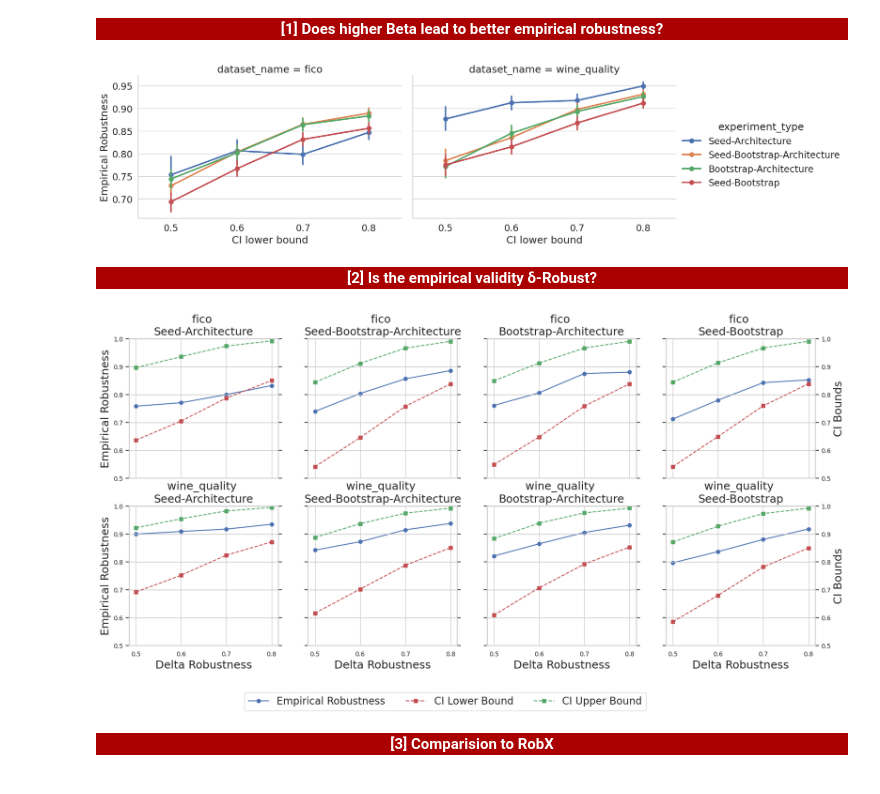
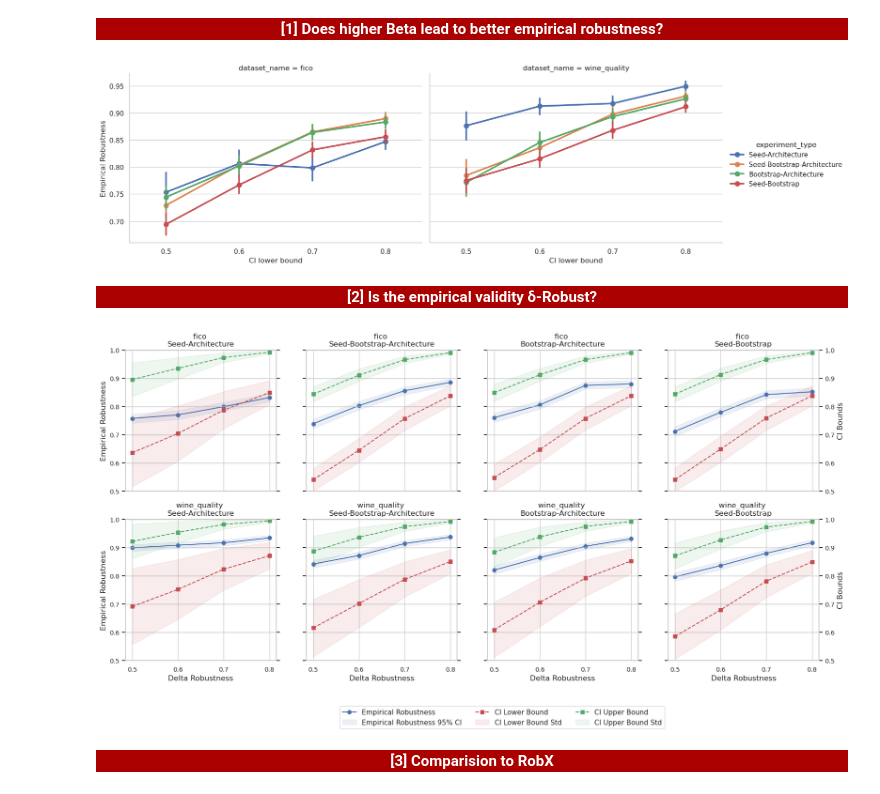
Before and after one commit to istepka/betarce, a Jupyter notebook: exp_vis.ipynb, the cells around one changed output. Drawn from its saved outputs; the diff is of its cells as text; code cells hidden in the pictures.

```diff
--- a/exp_vis.ipynb
+++ b/exp_vis.ipynb
@@ -161,32 +164,32 @@ Processed results_wine2__9 directory
 # %%
 # Split by expeirment type (hue) and dataset (col)
 # x-axis: lower bound discretized
 # y-axis: average empirical robustness
 
 _tmp_df = raw_df.copy()
 lb_threshs = [0.5, 0.6, 0.7, 0.8, 0.9]
 _tmp_df['CI lower bound'] = pd.cut(_tmp_df['lower_bound_beta'], bins=lb_threshs, labels=lb_threshs[:-1])
 _tmp_df['CI midpoint'] = (_tmp_df['lower_bound_beta'] + _tmp_df['upper_bound_beta']) / 2
 _tmp_df['CI midpoint'] = pd.cut(_tmp_df['CI midpoint'], bins=lb_threshs, labels=lb_threshs[:-1])
 _tmp_df['Empirical Robustness'] = _tmp_df['robust_counterfactual_validity_model2'].astype(float)
 
-sns.set_theme(style='whitegrid', font_scale=1.5)
+sns.set_theme(style='whitegrid', font_scale=1)
 
 sns.catplot(data=_tmp_df,
             x='CI lower bound',
             y='Empirical Robustness',
             hue='experiment_type',
             col='dataset_name',
             kind='point',
             # palette=colors_discrete,
             # markers=markers,
             height=5,
             aspect=1.5,
 )
 
 plt.savefig(f'{images_dir}/1_robustness_vs_ci_lower_bound.png', dpi=300, bbox_inches='tight')
 # %% [output]
-[figure, old version]
+[figure, new version]
 # %% [markdown]
 <div style="background-color: #AA0000; color: white; text-align: center; font-weight: bold">[2] Is the empirical validity δ-Robust?</div>
 # %%
@@ -215,6 +218,9 @@ for i, dataset in enumerate(datasets):
 
         ax = axes[i, j]
         ax.plot(delta_robustness, data, marker='o', linestyle='-', color='b', label='Empirical Robustness')
+        emprob_ci = 1.96 * _df.groupby('delta_robustness')['robust_counterfactual_validity_model2'].std() / np.sqrt(_df.groupby('delta_robustness')['robust_counterfactual_validity_model2'].count())
+        ax.fill_between(delta_robustness, data - emprob_ci, data + emprob_ci, color='b', alpha=0.1, label='Empirical Robustness 95% CI')
+
         ax.set_title(f'{dataset} \n{experiment_type}')
 
         if i == len(datasets) - 1:
@@ -230,26 +236,40 @@ for i, dataset in enumerate(datasets):
         ax2 = ax.twinx()
 
         ax2.plot(delta_robustness, data_lower, marker='s', linestyle='--', color='r', label='CI Lower Bound')
+        # add yerr for lower bound
+        lb_std = _df.groupby('delta_robustness')['lower_bound_beta'].std()
+        ax2.fill_between(delta_robustness, data_lower - lb_std, data_lower + lb_std, color='r', alpha=0.1, label='CI Lower Bound Std')
+
+
 
         ax2.plot(delta_robustness, data_upper, marker='s', linestyle='--', color='g', label='CI Upper Bound')
+        # add yerr
+        ub_std = _df.groupby('delta_robustness')['upper_bound_beta'].std()
+        ax2.fill_between(delta_robustness, data_upper - ub_std, data_upper + ub_std, color='g', alpha=0.1, label='CI Upper Bound Std')
+
 
         if j == len(experiment_types) - 1:
             ax2.set_ylabel('CI Bounds')
 
+        # sns.stripplot(data=_df.sample(500), x='delta_robustness', y='lower_bound_beta', ax=ax2, color='r', alpha=0.5)
+        # sns.stripplot(data=_df.sample(500), x='delta_robustness', y='upper_bound_beta', ax=ax2, color='g', alpha=0.5)
 
         l = 0.5
         ax.set_ylim(l, 1)
         ax2.set_ylim(l, 1)
+        ax.set_xticks([0.5, 0.6, 0.7, 0.8])
         # Make x-axis labels more coarse i.e. only show rounded to tenths
-        ax_lim = ax.get_xlim()
-        ax.set_xticks(np.arange(ax_lim[0], ax_lim[1], 0.1).round(1))
 
+
+
+        # ax_lim = ax.get_xlim()
+        # ax.set_xticks(np.arange(ax_lim[0], ax_lim[1], 0.1).round(1))
 
         if i == 1 and j == 0:
             ax_legend_handles, ax_legend_labels = ax.get_legend_handles_labels()
             ax2_legend_handles, ax2_legend_labels = ax2.get_legend_handles_labels()
 
-            ax.legend(ax_legend_handles + ax2_legend_handles, ax_legend_labels + ax2_legend_labels, ncol=3, bbox_to_anchor=(3.5, -0.3))
+            ax.legend(ax_legend_handles + ax2_legend_handles, ax_legend_labels + ax2_legend_labels, ncol=3, bbox_to_anchor=(3.6, -0.3))
 
 
         # Decrease font size of the labels
@@ -268,7 +288,7 @@ plt.savefig(f'{images_dir}/2_empirical_robustness_ci_bounds.png', dpi=300, bbox_
 plt.tight_layout()
 plt.show()
 # %% [output]
-[figure, old version]
+[figure, new version]
 # %% [markdown]
 <div style="background-color: #AA0000; color: white; text-align: center; font-weight: bold">[3] Comparision to RobX</div>
 # %%
```
Also changed, not shown: parts of 10 cells of this notebook.
